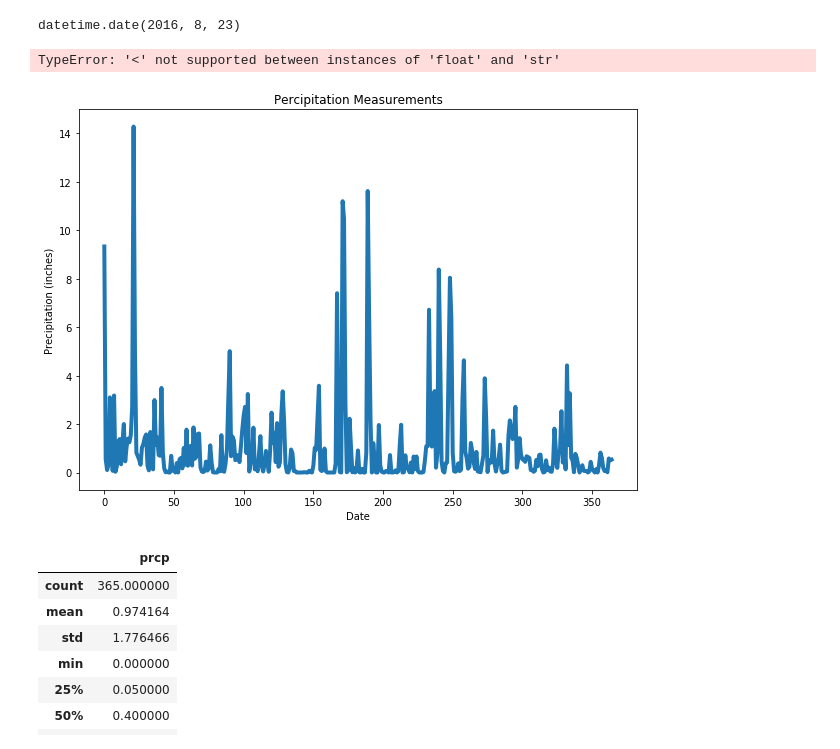
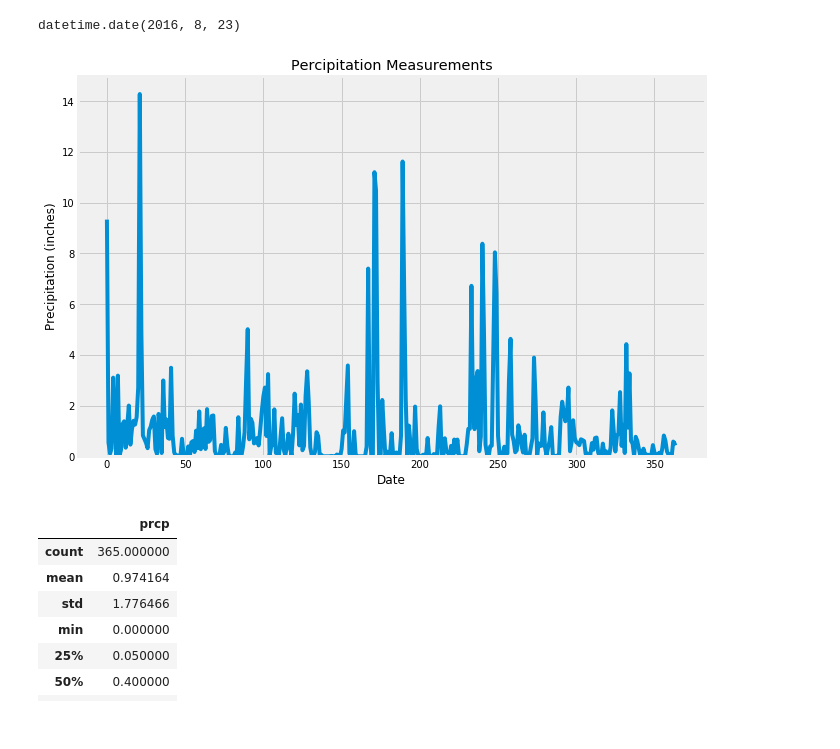
Before and after one commit to benieevelyne/Assignment-9--Homework_SQLAlchemy, a Jupyter notebook: 11-Advanced-Data-Storage-and-Retrieval_Homework_climate_starter.ipynb, the cells around one changed output. Cells and saved outputs as stored; diff of their text form; code cells hidden in the pictures.

```diff
--- a/11-Advanced-Data-Storage-and-Retrieval_Homework_climate_starter.ipynb
+++ b/11-Advanced-Data-Storage-and-Retrieval_Homework_climate_starter.ipynb
@@ -1,9 +1,8 @@
 # %%
 %matplotlib inline
-#from matplotlib import style
-#style.use('fivethirtyeight')
+from matplotlib import style
+style.use('fivethirtyeight')
 import matplotlib.pyplot as plt
-import seaborn as sns
 # %%
 import numpy as np
 import pandas as pd
@@ -103,22 +112,18 @@ df = sns.load_dataset('')
-# %%
-lm = sns.lmplot(Grouped_by_date["date"], Grouped_by_date["prcp"], Grouped_by_date["prcp"], sharex=False, sharey=False)
-# %% [output]
-TypeError: '<' not supported between instances of 'float' and 'str'
 # %%
 #Plot the precipitation over the last 12 months.
 plt.figure(figsize=(10,7))
 plt.plot(Grouped_by_date.index, Grouped_by_date["prcp"],lw=4)
 plt.ylabel("Precipitation (inches)")
-#plt.xlim()
-#plt.ylim(0,7)
+#plt.xlim(xmin=0)
+plt.ylim(0,15)
 plt.xlabel("Date")
 
 title="Percipitation Measurements"
 plt.title(title)
 
 
 plt.savefig("percipitation.png")
 plt.show()
 # %% [output]
-[figure, old version]
+[figure, new version]
 # %%
```
Also changed, not shown: parts of 22 cells of this notebook, 1 other file.
